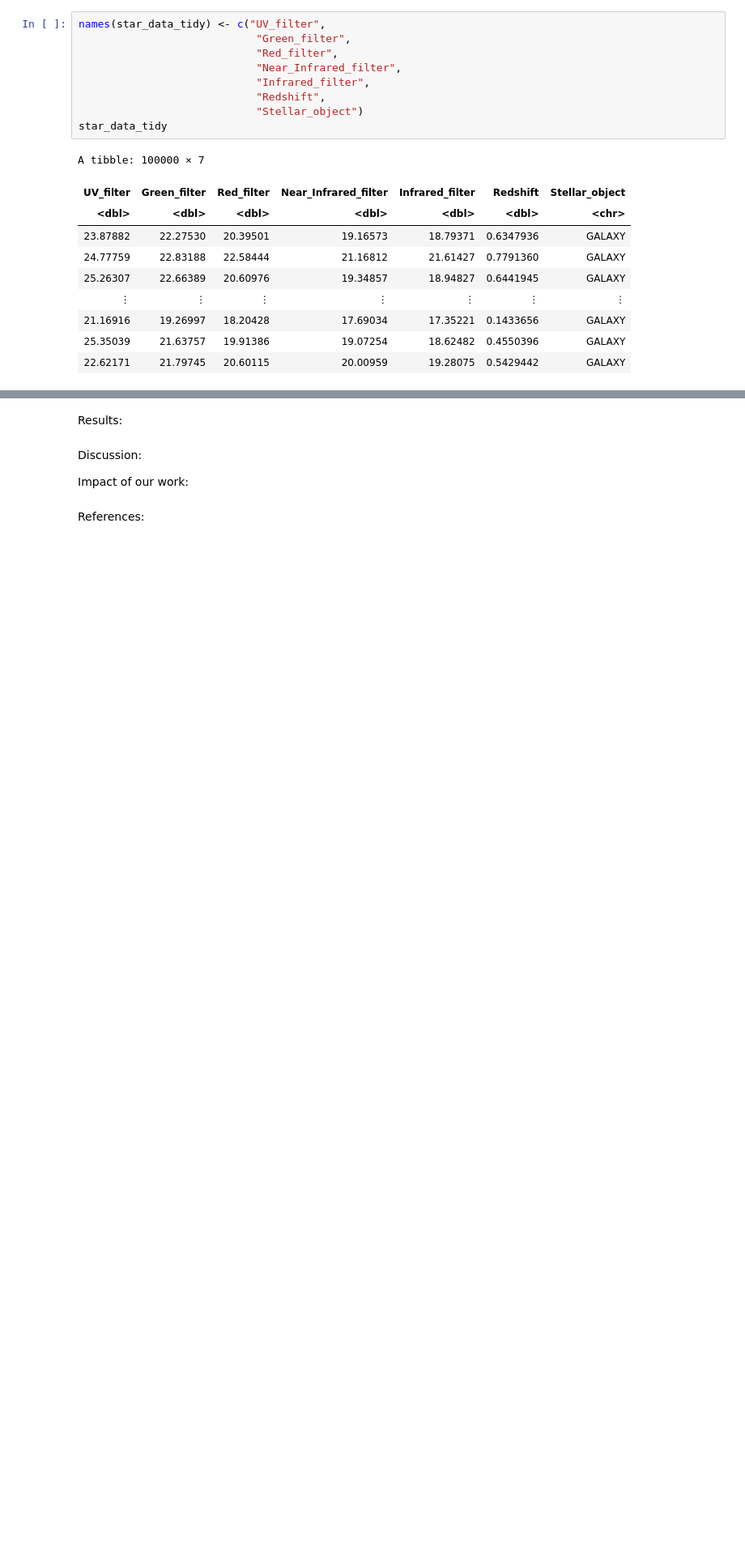
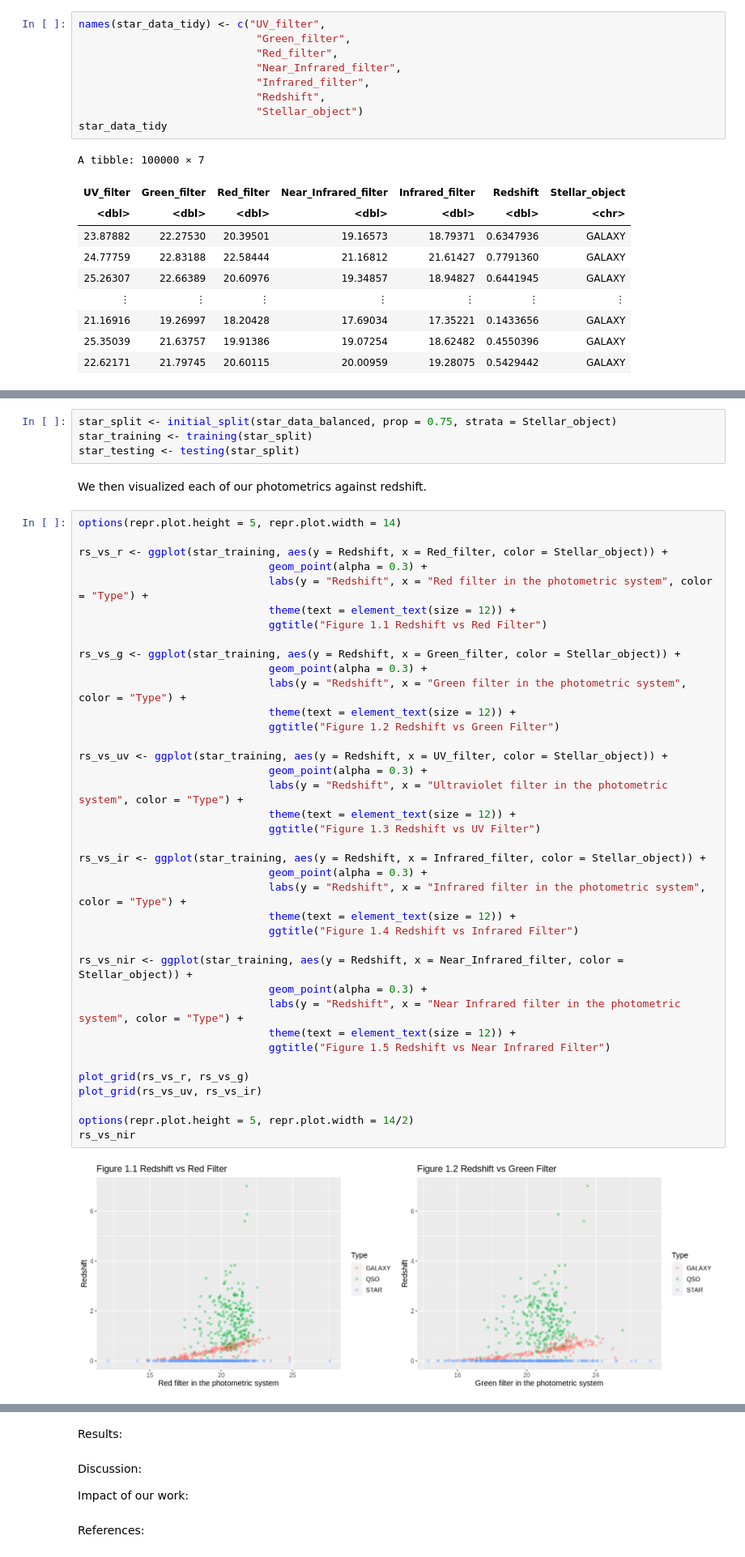
Before and after one commit to Margokap/DSCI100-group-03, a Jupyter notebook: project_1.ipynb, the cells around one changed output, grey strips where cells are left out. Shown: that part at 81% size. Drawn from its saved outputs; the diff is of its cells as text; blank space fills up the shorter version.

```diff
--- a/project_1.ipynb
+++ b/project_1.ipynb
@@ -95,0 +146,46 @@ A tibble: 100000 × 7
+# %%
+star_split <- initial_split(star_data_balanced, prop = 0.75, strata = Stellar_object)
+star_training <- training(star_split)
+star_testing <- testing(star_split)
+# %% [markdown]
+We then visualized each of our photometrics against redshift.
+# %%
+options(repr.plot.height = 5, repr.plot.width = 14)
+
+rs_vs_r <- ggplot(star_training, aes(y = Redshift, x = Red_filter, color = Stellar_object)) +
+                              geom_point(alpha = 0.3) +
+                              labs(y = "Redshift", x = "Red filter in the photometric system", color = "Type") +
+                              theme(text = element_text(size = 12)) +
+                              ggtitle("Figure 1.1 Redshift vs Red Filter")
+
+rs_vs_g <- ggplot(star_training, aes(y = Redshift, x = Green_filter, color = Stellar_object)) +
+                              geom_point(alpha = 0.3) +
+                              labs(y = "Redshift", x = "Green filter in the photometric system", color = "Type") +
+                              theme(text = element_text(size = 12)) +
+                              ggtitle("Figure 1.2 Redshift vs Green Filter")
+
+rs_vs_uv <- ggplot(star_training, aes(y = Redshift, x = UV_filter, color = Stellar_object)) +
+                              geom_point(alpha = 0.3) +
+                              labs(y = "Redshift", x = "Ultraviolet filter in the photometric system", color = "Type") +
+                              theme(text = element_text(size = 12)) +
+                              ggtitle("Figure 1.3 Redshift vs UV Filter")
+
+rs_vs_ir <- ggplot(star_training, aes(y = Redshift, x = Infrared_filter, color = Stellar_object)) +
+                              geom_point(alpha = 0.3) +
+                              labs(y = "Redshift", x = "Infrared filter in the photometric system", color = "Type") +
+                              theme(text = element_text(size = 12)) +
+                              ggtitle("Figure 1.4 Redshift vs Infrared Filter")
+
+rs_vs_nir <- ggplot(star_training, aes(y = Redshift, x = Near_Infrared_filter, color = Stellar_object)) +
+                              geom_point(alpha = 0.3) +
+                              labs(y = "Redshift", x = "Near Infrared filter in the photometric system", color = "Type") +
+                              theme(text = element_text(size = 12)) +
+                              ggtitle("Figure 1.5 Redshift vs Near Infrared Filter")
+
+plot_grid(rs_vs_r, rs_vs_g)
+plot_grid(rs_vs_uv, rs_vs_ir)
+
+options(repr.plot.height = 5, repr.plot.width = 14/2)
+rs_vs_nir
+# %% [output]
+[figure, added]
```
Also changed, not shown: parts of 7 cells of this notebook.
